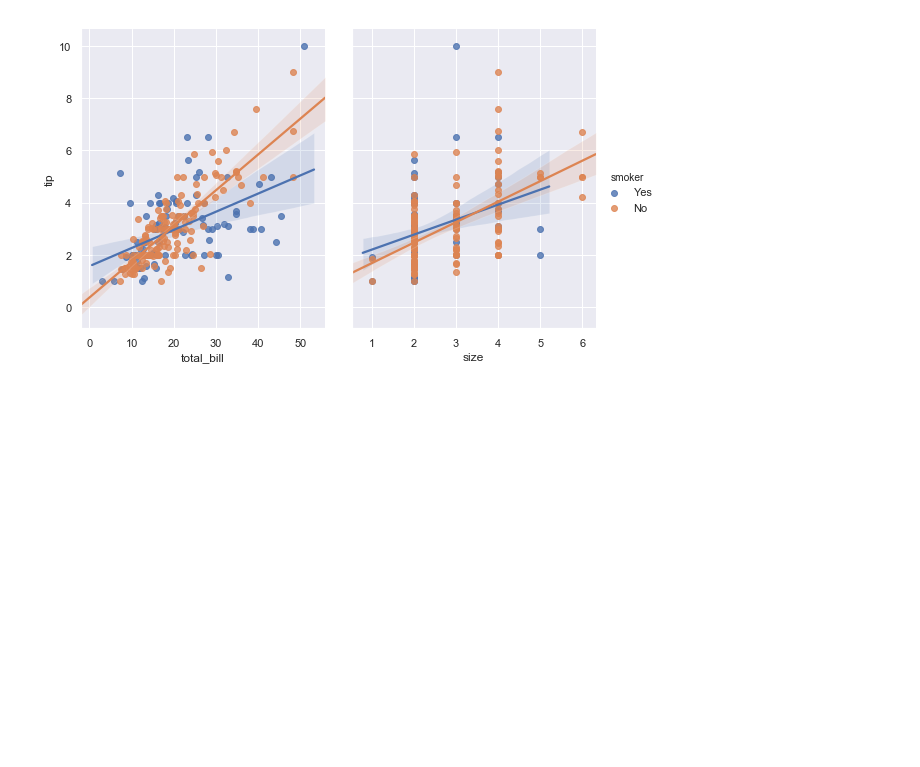
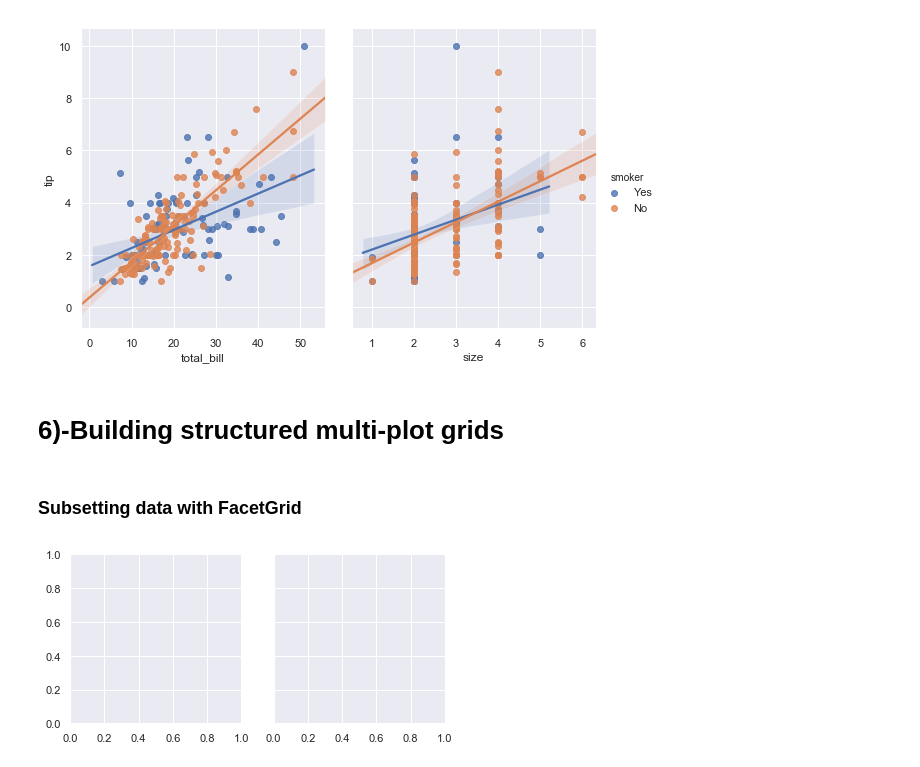
Before and after one commit to HassanSherwani/Data_Analysis_Python-II, a Jupyter notebook: 9-Seaborn-Part II.ipynb, the cells around one changed output. Saved outputs shown, nothing was run; the diff lists cells and outputs as text; code cells hidden in the pictures; blank space fills up the shorter version.

```diff
--- a/9-Seaborn-Part II.ipynb
+++ b/9-Seaborn-Part II.ipynb
@@ -566,3 +566,5 @@ sns.pairplot(tips, x_vars=["total_bill", "size"], y_vars=["tip"],
 # %% [output]
 <seaborn.axisgrid.PairGrid at 0x...>
 [figure]
+# %% [markdown]
+# 6)-Building structured multi-plot grids
@@ -568,0 +573,8 @@ sns.pairplot(tips, x_vars=["total_bill", "size"], y_vars=["tip"],
+# %% [markdown]
+### Subsetting data with FacetGrid
+# %%
+tips = sns.load_dataset("tips")
+# %%
+g = sns.FacetGrid(tips, col="time")
+# %% [output]
+[figure, added]
```
Also changed, not shown: parts of 28 cells of this notebook.
